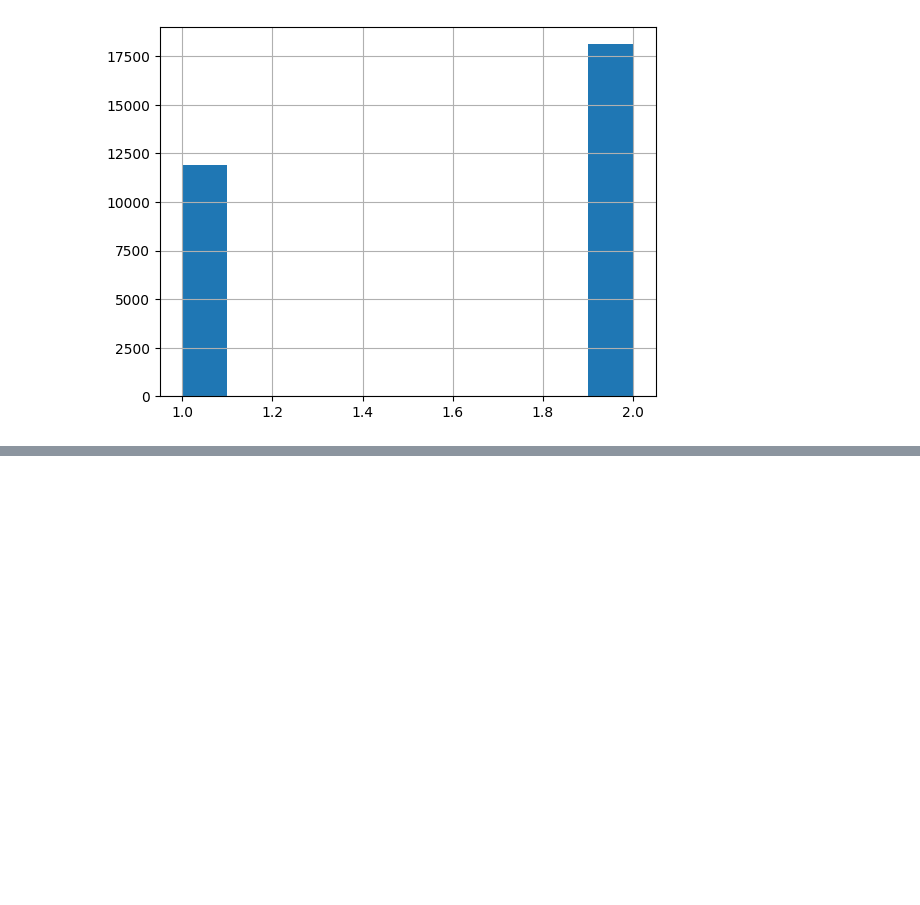
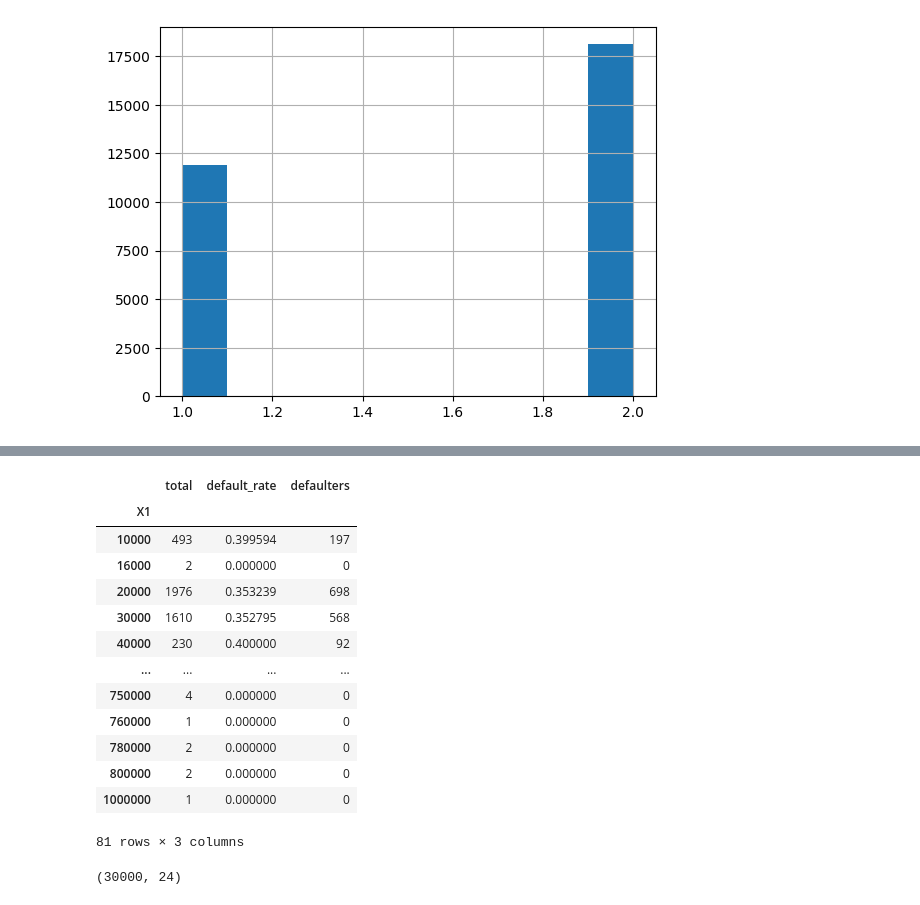
Before and after one commit to NishantLaata/Credit_risk_analysis, a Jupyter notebook: 01_data_exploration.ipynb, the cells around one changed output, grey strips where cells are left out. Saved outputs shown, nothing was run; the diff lists cells and outputs as text; code cells hidden in the pictures; blank space fills up the shorter version.

```diff
--- a/01_data_exploration.ipynb
+++ b/01_data_exploration.ipynb
@@ -103,2 +133,25 @@ gender_distribution_hist = df['X2'].hist()
+# %%
+# credit limit defaulters
+credit_limit_defaulters = df.groupby('X1')['Y'].agg(total = 'count', default_rate='mean', defaulters = 'sum')
+credit_limit_defaulters
+# %% [output]
+|  | total | default_rate | defaulters |
+| X1 |  |  |  |
+| 10000 | 493 | 0.399594 | 197 |
+| 16000 | 2 | 0.000000 | 0 |
+| 20000 | 1976 | 0.353239 | 698 |
+| 30000 | 1610 | 0.352795 | 568 |
+| 40000 | 230 | 0.400000 | 92 |
+| ... | ... | ... | ... |
+| 750000 | 4 | 0.000000 | 0 |
+| 760000 | 1 | 0.000000 | 0 |
+| 780000 | 2 | 0.000000 | 0 |
+| 800000 | 2 | 0.000000 | 0 |
+| 1000000 | 1 | 0.000000 | 0 |
+81 rows × 3 columns
 # %%
 ## ML starts here
+# %%
+df.shape
+# %% [output]
+(30000, 24)
```
Also changed, not shown: parts of 15 cells of this notebook.
